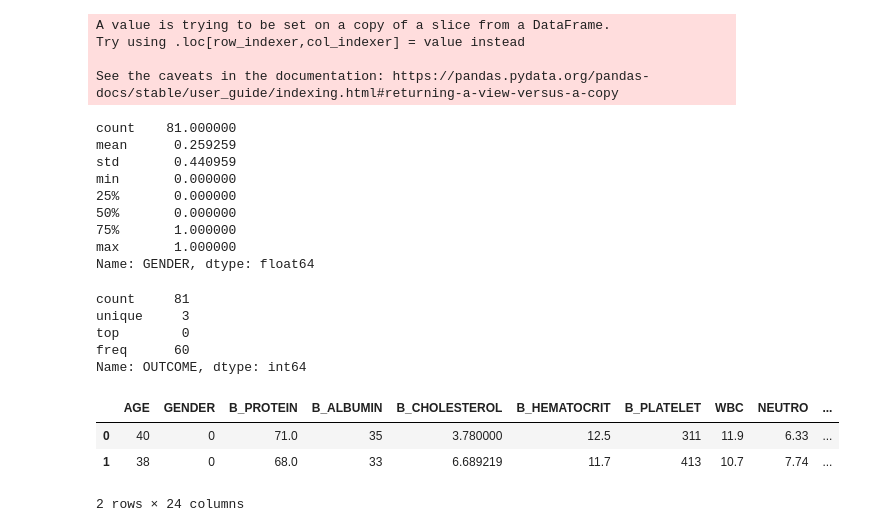
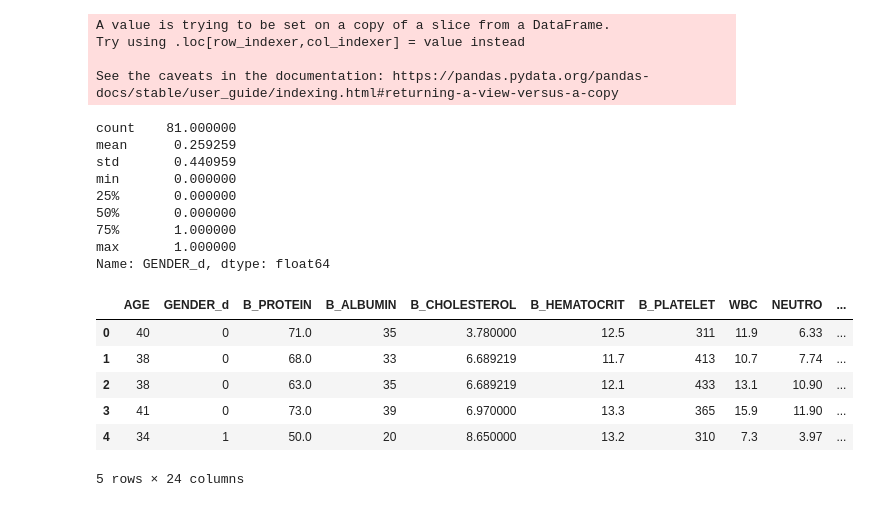
Before and after one commit to ibe-abu-chi/python_EDA, a Jupyter notebook: CKD_ANALYSIS.ipynb, the cells around one changed output. Cells and saved outputs as stored; diff of their text form; code cells hidden in the pictures.

```diff
--- a/CKD_ANALYSIS.ipynb
+++ b/CKD_ANALYSIS.ipynb
@@ -207,7 +244,7 @@ Try using .loc[row_indexer,col_indexer] = value instead
 
 See the caveats in the documentation: https://pandas.pydata.org/pandas-docs/stable/user_guide/indexing.html#returning-a-view-versus-a-copy
 # %%
-df1["GENDER"].describe()
+df1['GENDER_d'].describe()
 # %% [output]
 count    81.000000
 mean      0.259259
@@ -217,4 +254,4 @@ min       0.000000
 50%       0.000000
 75%       1.000000
 max       1.000000
-Name: GENDER, dtype: float64
+Name: GENDER_d, dtype: float64
@@ -226,15 +257,0 @@ df1.loc[df1["OUTCOME"] == "NO", "OUTCOME"] = 0
-# %%
-df1['OUTCOME'].describe()
-# %% [output]
-count     81
-unique     3
-top        0
-freq      60
-Name: OUTCOME, dtype: int64
-# %%
-df1.head(2)
-# %% [output]
-|  | AGE | GENDER | B_PROTEIN | B_ALBUMIN | B_CHOLESTEROL | B_HEMATOCRIT | B_PLATELET | WBC | NEUTRO | ... |
-| 0 | 40 | 0 | 71.0 | 35 | 3.780000 | 12.5 | 311 | 11.9 | 6.33 | ... |
-| 1 | 38 | 0 | 68.0 | 33 | 6.689219 | 11.7 | 413 | 10.7 | 7.74 | ... |
-2 rows × 24 columns
@@ -241 +263,11 @@ df1.head(2)
+# %%
+df2.head()
+# %% [output]
+|  | AGE | GENDER_d | B_PROTEIN | B_ALBUMIN | B_CHOLESTEROL | B_HEMATOCRIT | B_PLATELET | WBC | NEUTRO | ... |
+| 0 | 40 | 0 | 71.0 | 35 | 3.780000 | 12.5 | 311 | 11.9 | 6.33 | ... |
+| 1 | 38 | 0 | 68.0 | 33 | 6.689219 | 11.7 | 413 | 10.7 | 7.74 | ... |
+| 2 | 38 | 0 | 63.0 | 35 | 6.689219 | 12.1 | 433 | 13.1 | 10.90 | ... |
+| 3 | 41 | 0 | 73.0 | 39 | 6.970000 | 13.3 | 365 | 15.9 | 11.90 | ... |
+| 4 | 34 | 1 | 50.0 | 20 | 8.650000 | 13.2 | 310 | 7.3 | 3.97 | ... |
+5 rows × 24 columns
 # %%
```
Also changed, not shown: parts of 14 cells of this notebook.
